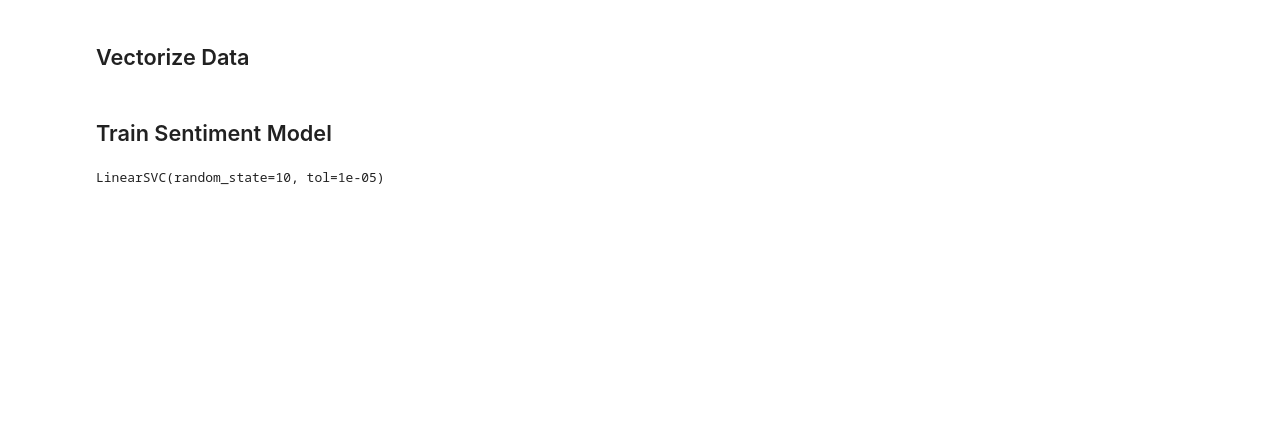
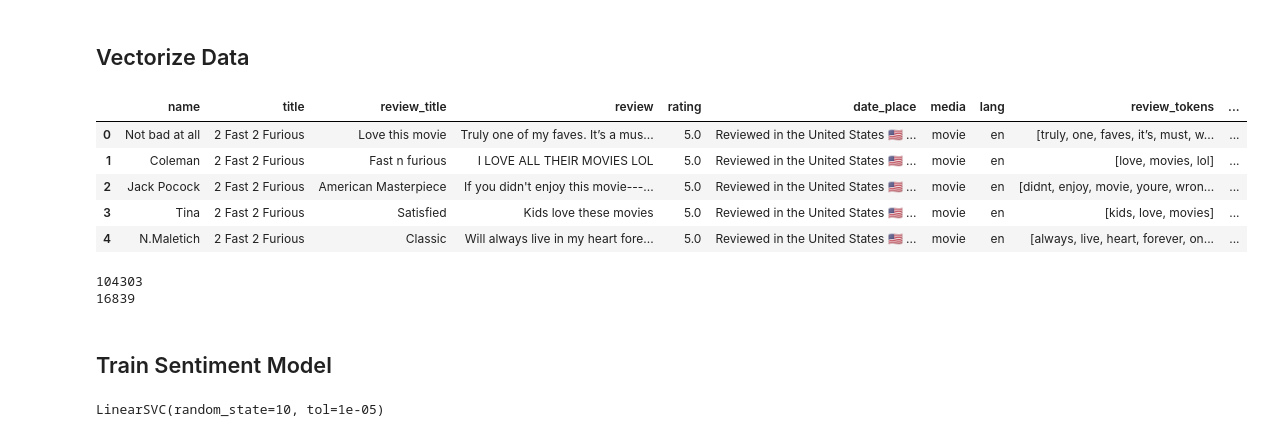
Before and after one commit to lanewhitmore/ads-509-final, a Jupyter notebook: notebooks/topic_modelling.ipynb, the cells around one changed output. Saved outputs shown, nothing was run; the diff lists cells and outputs as text; code cells hidden in the pictures; blank space fills up the shorter version.

```diff
--- a/notebooks/topic_modelling.ipynb
+++ b/notebooks/topic_modelling.ipynb
@@ -128,3 +138,24 @@ Negative Sentiment  13.909417447669378
 # %% [markdown]
 ## Vectorize Data
+# %%
+all_df.head()
+# %% [output]
+|  | name | title | review_title | review | rating | date_place | media | lang | review_tokens | ... |
+| 0 | Not bad at all | 2 Fast 2 Furious | Love this movie | Truly one of my faves. It’s a mus... | 5.0 | Reviewed in the United States 🇺🇸 ... | movie | en | [truly, one, faves, it’s, must, w... | ... |
+| 1 | Coleman | 2 Fast 2 Furious | Fast n furious | I LOVE ALL THEIR MOVIES LOL | 5.0 | Reviewed in the United States 🇺🇸 ... | movie | en | [love, movies, lol] | ... |
+| 2 | Jack Pocock | 2 Fast 2 Furious | American Masterpiece | If you didn't enjoy this movie---... | 5.0 | Reviewed in the United States 🇺🇸 ... | movie | en | [didnt, enjoy, movie, youre, wron... | ... |
+| 3 | Tina | 2 Fast 2 Furious | Satisfied | Kids love these movies | 5.0 | Reviewed in the United States 🇺🇸 ... | movie | en | [kids, love, movies] | ... |
+| 4 | N.Maletich | 2 Fast 2 Furious | Classic | Will always live in my heart fore... | 5.0 | Reviewed in the United States 🇺🇸 ... | movie | en | [always, live, heart, forever, on... | ... |
+# %%
+# balancing the dataset via downsampling
+print(len(all_df[all_df['sentiment']==1]))
+print(len(all_df[all_df['sentiment']==0]))
+all_neg = all_df[all_df['sentiment']==0]
+all_pos = all_df[all_df['sentiment']==1]
+
+downsampled = resample(all_pos, replace=True, n_samples = 16839, random_state = 33)
+final_df = pd.concat([all_neg, downsampled])
+# %% [output]
+104303
+16839
 # %%
```
Also changed, not shown: parts of 20 cells of this notebook.
